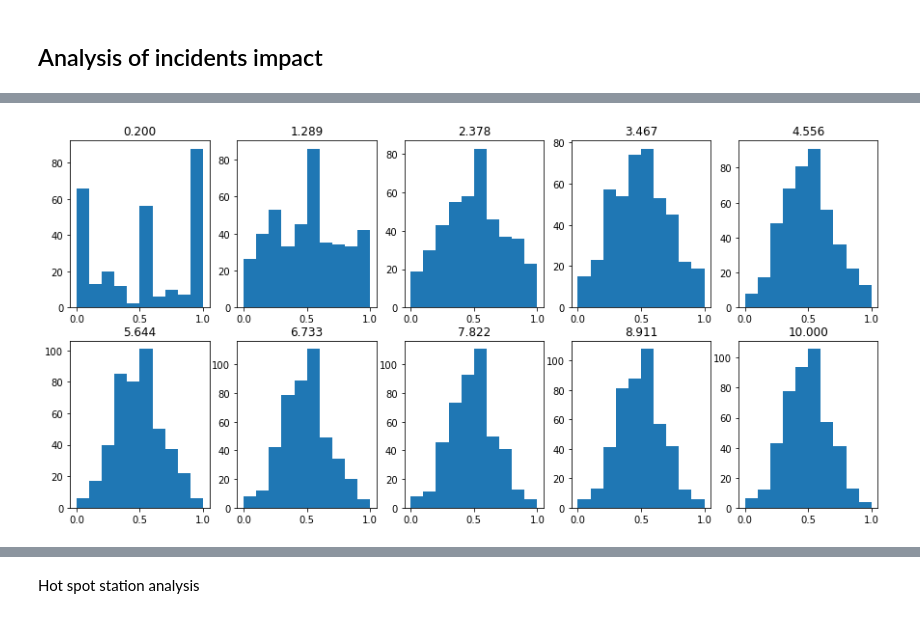
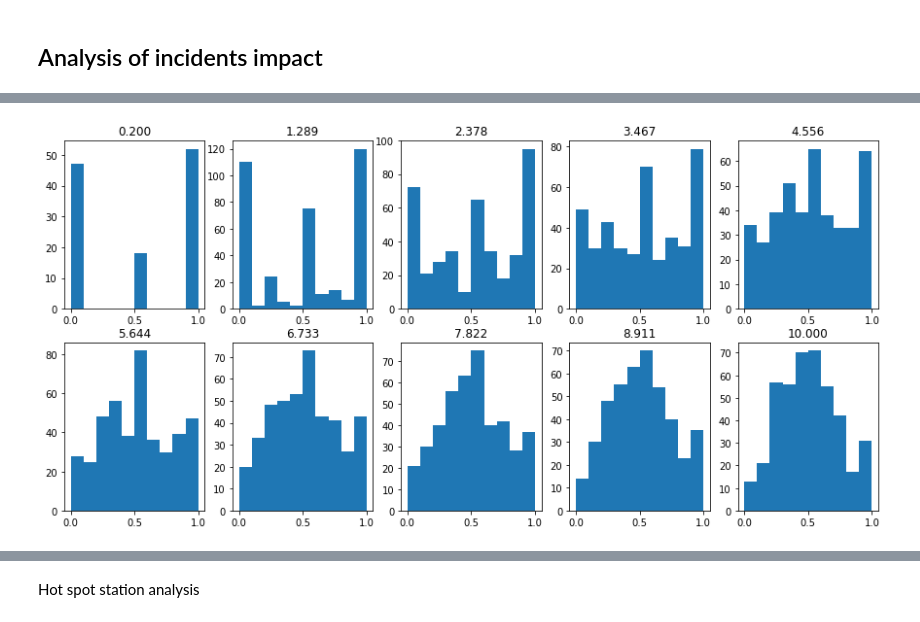
Before and after one commit to frolovconst/TC_w_ML, a Jupyter notebook: incidents_touch/fst_trial.ipynb, the cells around one changed output, grey strips where cells are left out. Drawn from its saved outputs; the diff is of its cells as text; code cells hidden in the pictures.

```diff
--- a/incidents_touch/fst_trial.ipynb
+++ b/incidents_touch/fst_trial.ipynb
@@ -48,0 +18,2 @@ stations_active = stations_d07_nona[stations_d07_nona['ID'].isin(data_srs_no_nul
+# %%
+data_inc_d07 = pd.read_csv('../data/PeMS/Incidents/light/all_text_chp_incident_day_2017_10_11.csv', parse_dates=[3])
@@ -49,3 +24,5 @@ stations_active = stations_d07_nona[stations_d07_nona['ID'].isin(data_srs_no_nul
+# %%
+stations_active = pd.read_csv('../data/PeMS/Stations/light/d07_text_meta_2017_09_20_active.csv')
 # %%
 def drop_nulls_column(data, c_name):
     return data.dropna(subset=[c_name])
@@ -110,11 +87,11 @@ plt.show()
 # %% [output]
 [figure]
 # %%
-most_accidentious_spot = [data_inc[data_inc['District']==7]['Latitude'].mean(), data_inc[data_inc['District']==7]['Longitude'].mean()-.05]
+most_accidentious_spot = [data_inc_d07[data_inc_d07['District']==7]['Latitude'].mean(), data_inc_d07[data_inc_d07['District']==7]['Longitude'].mean()-.05]
 min_dist = 100
 limit_i=100000
-for i in range(stations_d07_nona.shape[0]):
-    st_coords = [stations_d07_nona['Latitude'][i], stations_d07_nona['Longitude'][i]]
+for i in range(stations_active.shape[0]):
+    st_coords = [stations_active['Latitude'][i], stations_active['Longitude'][i]]
 #     print(st_coords)
     crnt_dist = vincenty(most_accidentious_spot, st_coords).kilometers
     if crnt_dist < min_dist:
@@ -123,6 +100,6 @@ for i in range(stations_d07_nona.shape[0]):
     if i>limit_i:
         break
 print('From hot spot to the closest station {0:.3f} km'.format(min_dist))
-print('Station closest to hot spot {} (ID={})'.format(index, stations_d07_nona.loc[index]['ID']))
+print('Station closest to hot spot {} (ID={})'.format(index, stations_active.loc[index]['ID']))
 # %% [output]
 From hot spot to the closest station 0.095 km
@@ -165,10 +173,10 @@ plot_station_data_w_nearest_incds(data_srs, data_inc, stations_active, 717459, v
 # %% [markdown]
 ##  Analysis of incidents impact
 # %%
-def isImpacted(srs, ts, ticks_to_count=3):
+def isImpacted(srs, ts, ticks_to_count=3, slowing_coef = .66):
     srs_b4 = srs[srs['Timestamp'] < ts].sort_values(by='Timestamp', ascending=True).iloc[-ticks_to_count:]
     srs_after = srs[srs['Timestamp'] > ts].sort_values(by='Timestamp', ascending=True).iloc[:ticks_to_count]
-    if(srs_b4['Lane 1 Avg Speed'].mean() > srs_after['Lane 1 Avg Speed'].mean()):
+    if(slowing_coef * srs_b4['Avg Speed'].mean() > srs_after['Avg Speed'].mean()):
         return True
     return False
 isImpacted_vec = np.vectorize(isImpacted, excluded=[1,2])
@@ -310,7 +394,7 @@ def plot_impact_of_distance(d_range, bins, incidents, series, stations):
     plt.show()
     return mean_array
 # %%
-m_ar = plot_impact_of_distance([.2, 10], 10, data_inc_d07, data_srs_no_null, stations_active)
+m_ar = plot_impact_of_distance([.2, 10], 10, data_inc_d07, data_srs_smoothed, stations_active)
 # %% [output]
-[figure, old version]
+[figure, new version]
 # %%
```
Also changed, not shown: parts of 70 cells of this notebook, 4 other files.
